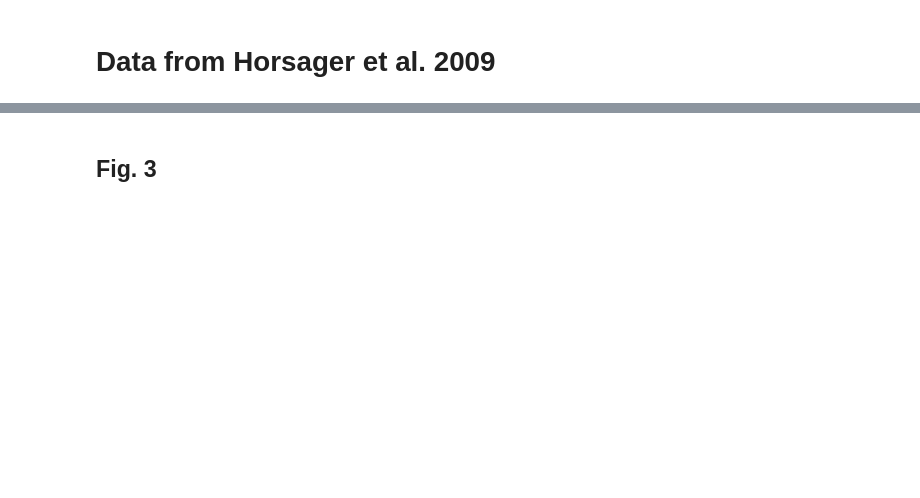
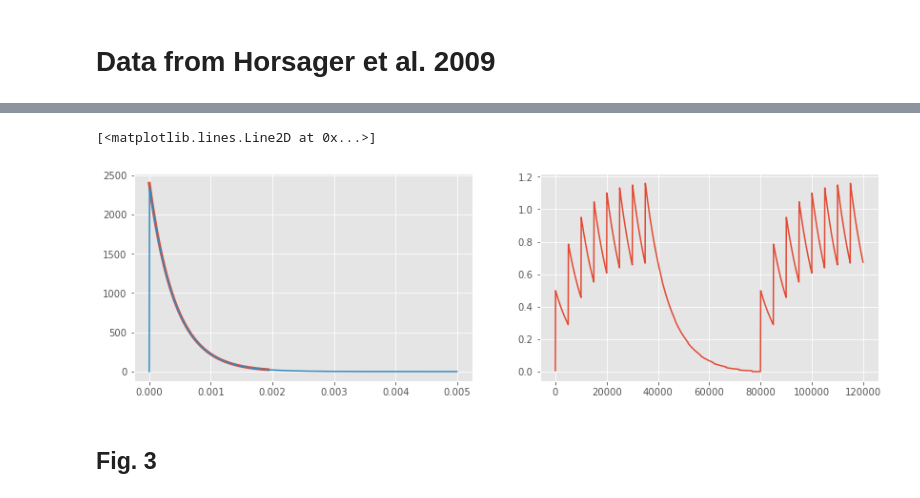
Before and after one commit to mbeyeler/pulse2percept, a Jupyter notebook: examples/notebooks/3.0-horsager-2009-figs.ipynb, the cells around one changed output, grey strips where cells are left out. Cells and saved outputs as stored; diff of their text form; code cells hidden in the pictures; blank space fills up the shorter version.

```diff
--- a/examples/notebooks/3.0-horsager-2009-figs.ipynb
+++ b/examples/notebooks/3.0-horsager-2009-figs.ipynb
@@ -9,0 +16,24 @@ plt.style.use('ggplot')
+# %%
+pt = p2p.stimuli.PulseTrain(tsample, freq=40, amp=50, dur=0.2,
+                            pulse_dur=0.45 / 1000, interphase_dur=0.45 / 1000)
+pt2 = p2p.stimuli.PulseTrain(tsample, freq=0, dur=0.2)
+pt = pt + pt2 + pt
+
+plt.figure(figsize=(14, 4))
+plt.subplot(121)
+t1, gamma1 = p2p.utils.gamma(1, 0.42/1000, tsample)
+plt.plot(t1, gamma1, linewidth=3)
+
+plt.subplot(122)
+ca = p2p.utils.conv(np.maximum(0, -pt.data),
+                            thresh.gamma2, thresh.tsample, mode='full',
+                            method='fft')[:pt.data.size]
+plt.plot(ca)
+
+plt.subplot(121)
+t1 = np.arange(0, 0.005, tsample)
+gamma1 = gamma(1, 0.42/1000, t1)
+plt.plot(t1, gamma1)
+# %% [output]
+[<matplotlib.lines.Line2D at 0x...>]
+[figure, added]
```
Also changed, not shown: parts of 10 cells of this notebook, 3 other files.
